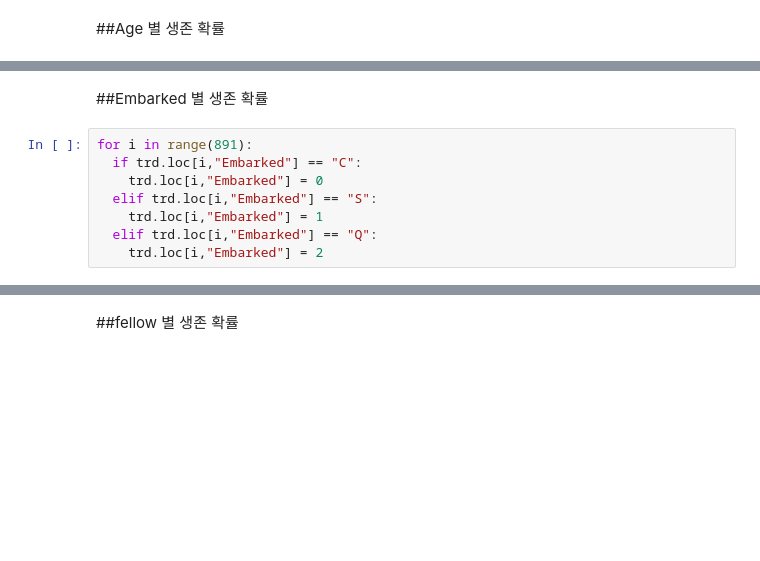
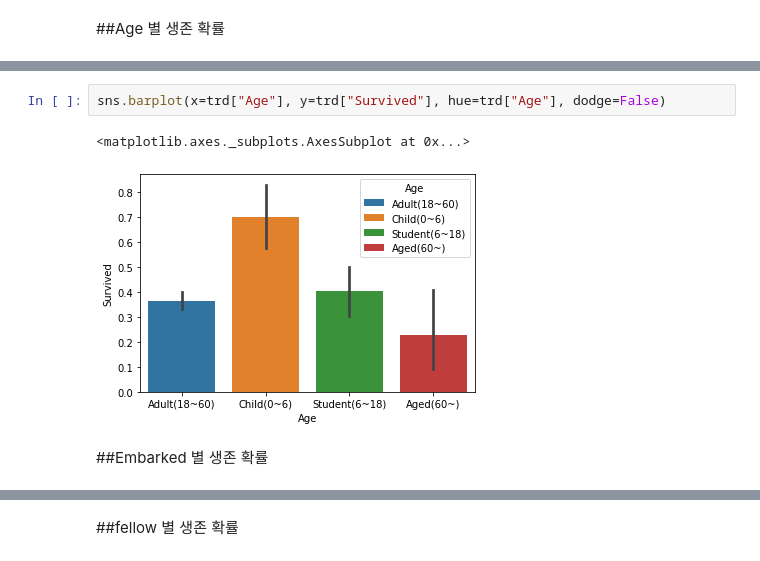
Before and after one commit to sexymonster/Test, a Jupyter notebook: kaggle_Titanic.ipynb, the cells around one changed output, grey strips where cells are left out. Saved outputs shown, nothing was run; the diff lists cells and outputs as text; blank space fills up the shorter version.

```diff
--- a/kaggle_Titanic.ipynb
+++ b/kaggle_Titanic.ipynb
@@ -301,10 +206,7 @@ plt.show()
+# %%
+sns.barplot(x=trd["Age"], y=trd["Survived"], hue=trd["Age"], dodge=False)
+# %% [output]
+<matplotlib.axes._subplots.AxesSubplot at 0x...>
+[figure, added]
 # %% [markdown]
 ##Embarked 별 생존 확률
-# %%
-for i in range(891):
-  if trd.loc[i,"Embarked"] == "C":
-    trd.loc[i,"Embarked"] = 0
-  elif trd.loc[i,"Embarked"] == "S":
-    trd.loc[i,"Embarked"] = 1
-  elif trd.loc[i,"Embarked"] == "Q":
-    trd.loc[i,"Embarked"] = 2
```
Also changed, not shown: parts of 19 cells of this notebook.
